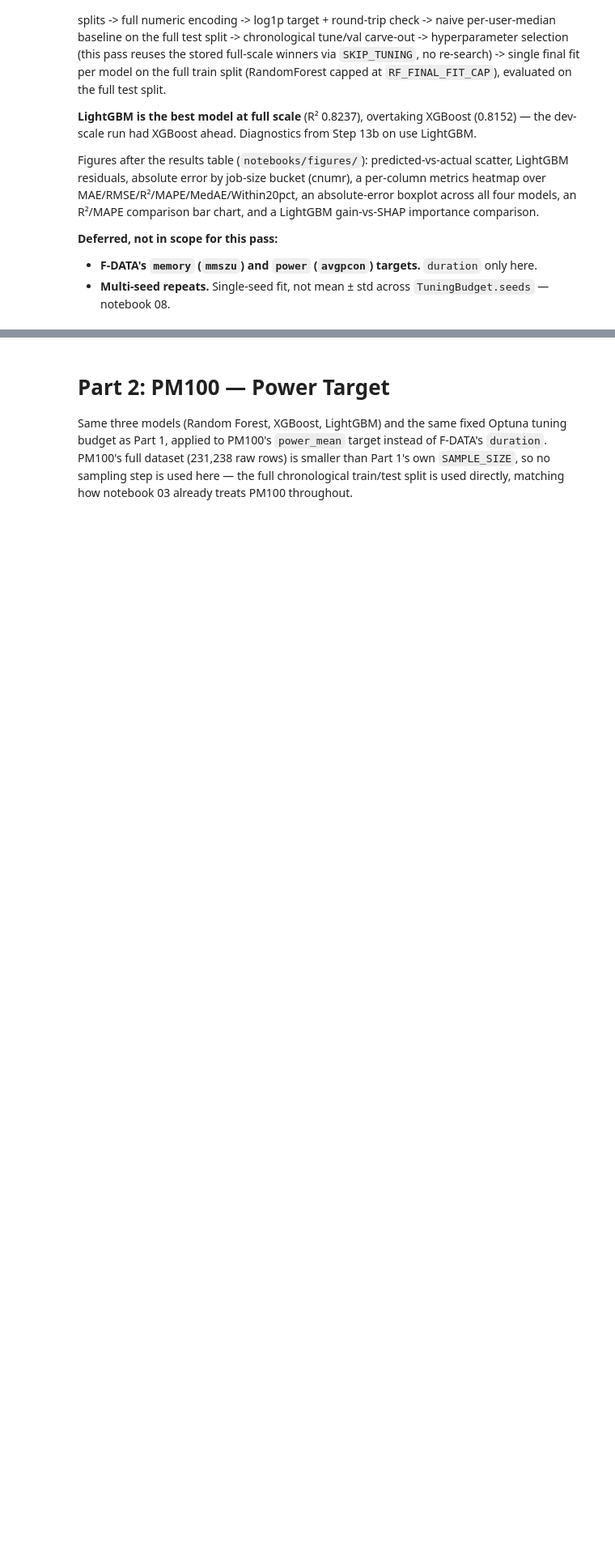
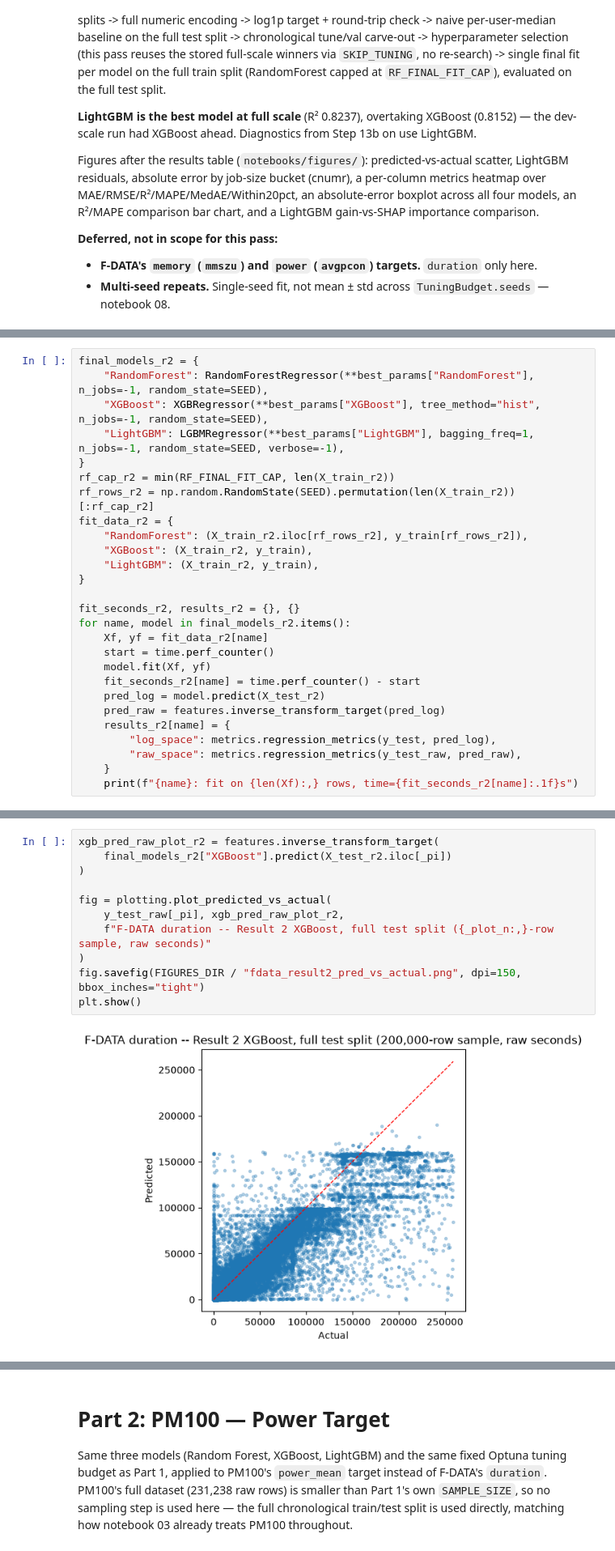
Before and after one commit to Tituz175/hpc-dl-enhanced, a Jupyter notebook: notebooks/05_classical_ml_baselines.ipynb, the cells around one changed output, grey strips where cells are left out. Shown at 81% size. Drawn from its saved outputs; the diff is of its cells as text; blank space fills up the shorter version.

```diff
--- a/notebooks/05_classical_ml_baselines.ipynb
+++ b/notebooks/05_classical_ml_baselines.ipynb
@@ -557,0 +607,27 @@ Figures after the results table (`notebooks/figures/`): predicted-vs-actual scat
+# %%
+final_models_r2 = {
+    "RandomForest": RandomForestRegressor(**best_params["RandomForest"], n_jobs=-1, random_state=SEED),
+    "XGBoost": XGBRegressor(**best_params["XGBoost"], tree_method="hist", n_jobs=-1, random_state=SEED),
+    "LightGBM": LGBMRegressor(**best_params["LightGBM"], bagging_freq=1, n_jobs=-1, random_state=SEED, verbose=-1),
+}
+rf_cap_r2 = min(RF_FINAL_FIT_CAP, len(X_train_r2))
+rf_rows_r2 = np.random.RandomState(SEED).permutation(len(X_train_r2))[:rf_cap_r2]
+fit_data_r2 = {
+    "RandomForest": (X_train_r2.iloc[rf_rows_r2], y_train[rf_rows_r2]),
+    "XGBoost": (X_train_r2, y_train),
+    "LightGBM": (X_train_r2, y_train),
+}
+
+fit_seconds_r2, results_r2 = {}, {}
+for name, model in final_models_r2.items():
+    Xf, yf = fit_data_r2[name]
+    start = time.perf_counter()
+    model.fit(Xf, yf)
+    fit_seconds_r2[name] = time.perf_counter() - start
+    pred_log = model.predict(X_test_r2)
+    pred_raw = features.inverse_transform_target(pred_log)
+    results_r2[name] = {
+        "log_space": metrics.regression_metrics(y_test, pred_log),
+        "raw_space": metrics.regression_metrics(y_test_raw, pred_raw),
+    }
+    print(f"{name}: fit on {len(Xf):,} rows, time={fit_seconds_r2[name]:.1f}s")
@@ -557,0 +689,13 @@ Figures after the results table (`notebooks/figures/`): predicted-vs-actual scat
+# %%
+xgb_pred_raw_plot_r2 = features.inverse_transform_target(
+    final_models_r2["XGBoost"].predict(X_test_r2.iloc[_pi])
+)
+
+fig = plotting.plot_predicted_vs_actual(
+    y_test_raw[_pi], xgb_pred_raw_plot_r2,
+    f"F-DATA duration -- Result 2 XGBoost, full test split ({_plot_n:,}-row sample, raw seconds)"
+)
+fig.savefig(FIGURES_DIR / "fdata_result2_pred_vs_actual.png", dpi=150, bbox_inches="tight")
+plt.show()
+# %% [output]
+[figure, added]
```
Also changed, not shown: parts of 38 cells of this notebook, 16 other files.
